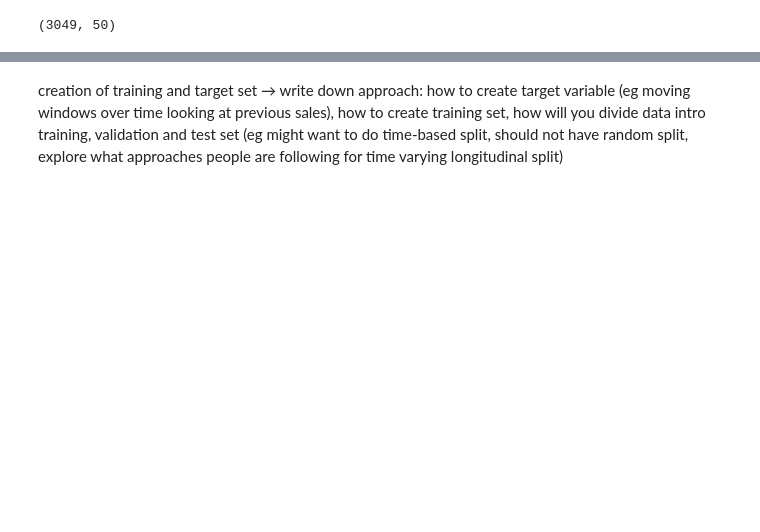
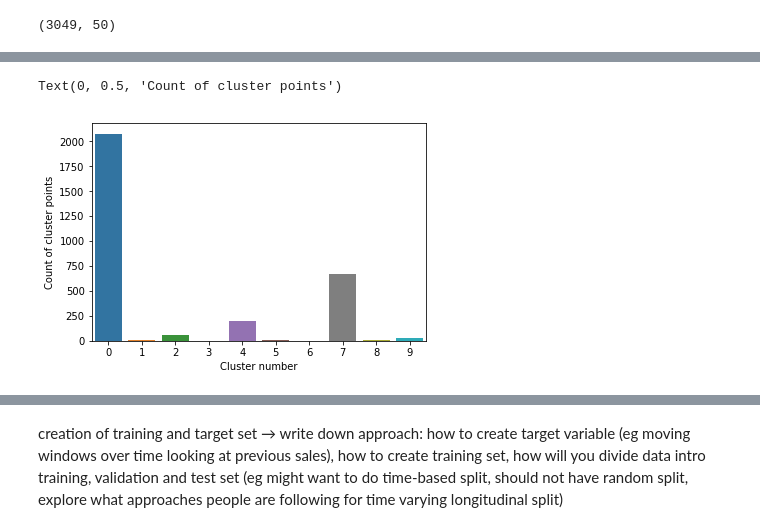
Before and after one commit to atabas/M5-Forecasting-Accuracy, a Jupyter notebook: 1-EDA.ipynb, the cells around one changed output, grey strips where cells are left out. Drawn from its saved outputs; the diff is of its cells as text; code cells hidden in the pictures; blank space fills up the shorter version.

```diff
--- a/1-EDA.ipynb
+++ b/1-EDA.ipynb
@@ -998,0 +1002,7 @@ daily_sales_per_product[daily_sales_per_product['cluster'] == 7]
+# %%
+# Since elbow is around 10, we try with 10
+kmeans = KMeans(n_clusters=10, random_state=0).fit(pca_transformed_data)
+kmeans.labels_.shape
+daily_sales_per_product['cluster'] = kmeans.labels_
+print('Inertia: %s' %(kmeans.inertia_))
+daily_sales_per_product[['item_id', 'cluster']]
@@ -998,0 +1029,8 @@ daily_sales_per_product[daily_sales_per_product['cluster'] == 7]
+# %%
+unique_clusters, counts_clusters = np.unique(kmeans.labels_, return_counts=True)
+sns.barplot(unique_clusters, counts_clusters)
+plt.xlabel('Cluster number')
+plt.ylabel('Count of cluster points')
+# %% [output]
+Text(0, 0.5, 'Count of cluster points')
+[figure, added]
```
Also changed, not shown: parts of 25 cells of this notebook.
